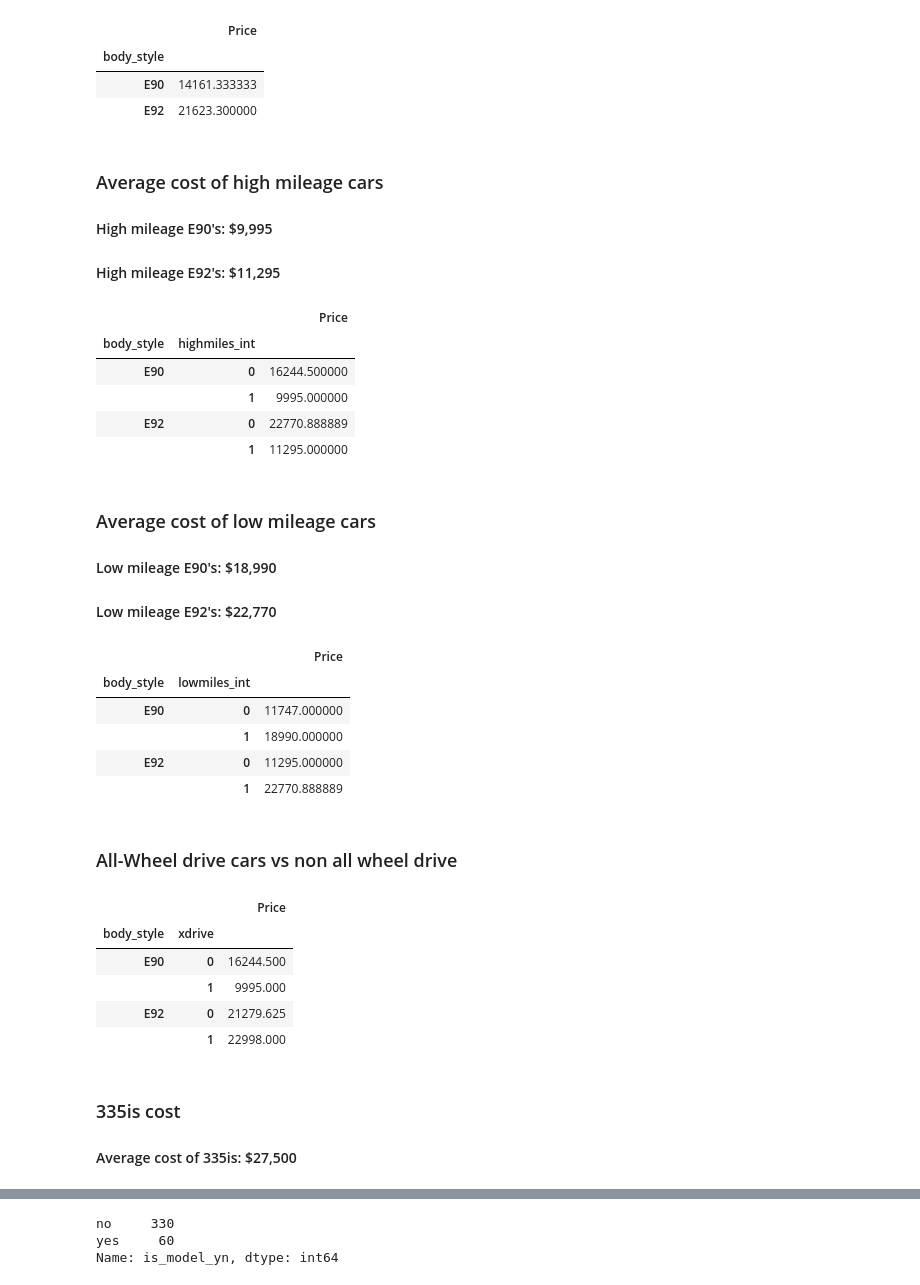
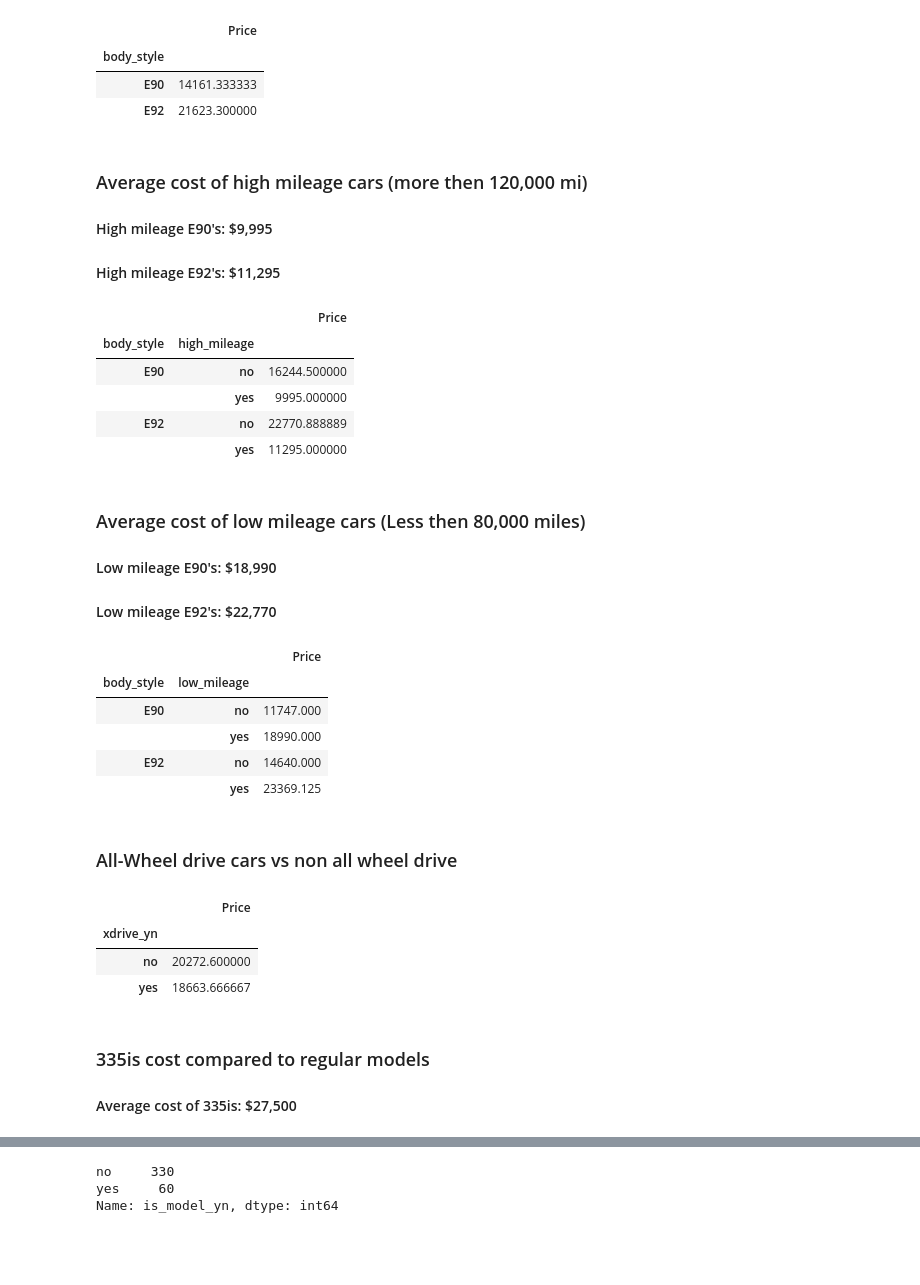
Before and after one commit to MarioRashadHUB/BMW-Price-Analysis, a Jupyter notebook: eda.ipynb, the cells around one changed output, grey strips where cells are left out. Drawn from its saved outputs; the diff is of its cells as text; code cells hidden in the pictures; blank space fills up the shorter version.

```diff
--- a/eda.ipynb
+++ b/eda.ipynb
@@ -52,7 +52,7 @@ df['Price'] = df['Price'].astype(int)
 # %%
 df['high_mileage'] = df['Mileage'].apply(lambda x: 'yes' if x > 120000 else 'no')
 # %%
-df['low_mileage'] = df['Mileage'].apply(lambda x: 'yes' if x < 90000 else 'no')
+df['low_mileage'] = df['Mileage'].apply(lambda x: 'yes' if x < 80000 else 'no')
 # %%
 df['many_owners'] = df['num_owners'].apply(lambda x: 'yes' if x >= 3 else 'no')
 # %%
@@ -106,48 +99,46 @@ pd.pivot_table(df,index=['body_style'], values=['Price'])
 | E90 | 14161.333333 |
 | E92 | 21623.300000 |
 # %% [markdown]
-### Average cost of high mileage cars
+### Average cost of high mileage cars \(more then 120,000 mi)
 
 #### High mileage E90's: \$9,995
 
 #### High mileage E92's: \$11,295
 # %%
-pd.pivot_table(df,index=['body_style','highmiles_int'], values=['Price'])
+pd.pivot_table(df,index=['body_style','high_mileage'], values=['Price'])
 # %% [output]
 |  |  | Price |
-| body_style | highmiles_int |  |
-| E90 | 0 | 16244.500000 |
-|  | 1 | 9995.000000 |
-| E92 | 0 | 22770.888889 |
-|  | 1 | 11295.000000 |
+| body_style | high_mileage |  |
+| E90 | no | 16244.500000 |
+|  | yes | 9995.000000 |
+| E92 | no | 22770.888889 |
+|  | yes | 11295.000000 |
 # %% [markdown]
-### Average cost of low mileage cars
+### Average cost of low mileage cars (Less then 80,000 miles)
 
 #### Low mileage E90's: \$18,990
 
 #### Low mileage E92's: \$22,770
 # %%
-pd.pivot_table(df,index=['body_style','lowmiles_int'], values=['Price'])
+pd.pivot_table(df,index=['body_style','low_mileage'], values='Price')
 # %% [output]
 |  |  | Price |
-| body_style | lowmiles_int |  |
-| E90 | 0 | 11747.000000 |
-|  | 1 | 18990.000000 |
-| E92 | 0 | 11295.000000 |
-|  | 1 | 22770.888889 |
+| body_style | low_mileage |  |
+| E90 | no | 11747.000 |
+|  | yes | 18990.000 |
+| E92 | no | 14640.000 |
+|  | yes | 23369.125 |
 # %% [markdown]
 ### All-Wheel drive cars vs non all wheel drive
 # %%
-pd.pivot_table(df,index=['body_style','xdrive'], values=['Price'])
+pd.pivot_table(df,index='xdrive_yn', values='Price').sort_values('Price', ascending = False)
 # %% [output]
-|  |  | Price |
-| body_style | xdrive |  |
-| E90 | 0 | 16244.500 |
-|  | 1 | 9995.000 |
-| E92 | 0 | 21279.625 |
-|  | 1 | 22998.000 |
+|  | Price |
+| xdrive_yn |  |
+| no | 20272.600000 |
+| yes | 18663.666667 |
 # %% [markdown]
-### 335is cost
+### 335is cost compared to regular models
 
 #### Average cost of 335is: \$27,500
 # %%
```
Also changed, not shown: parts of 8 cells of this notebook.
